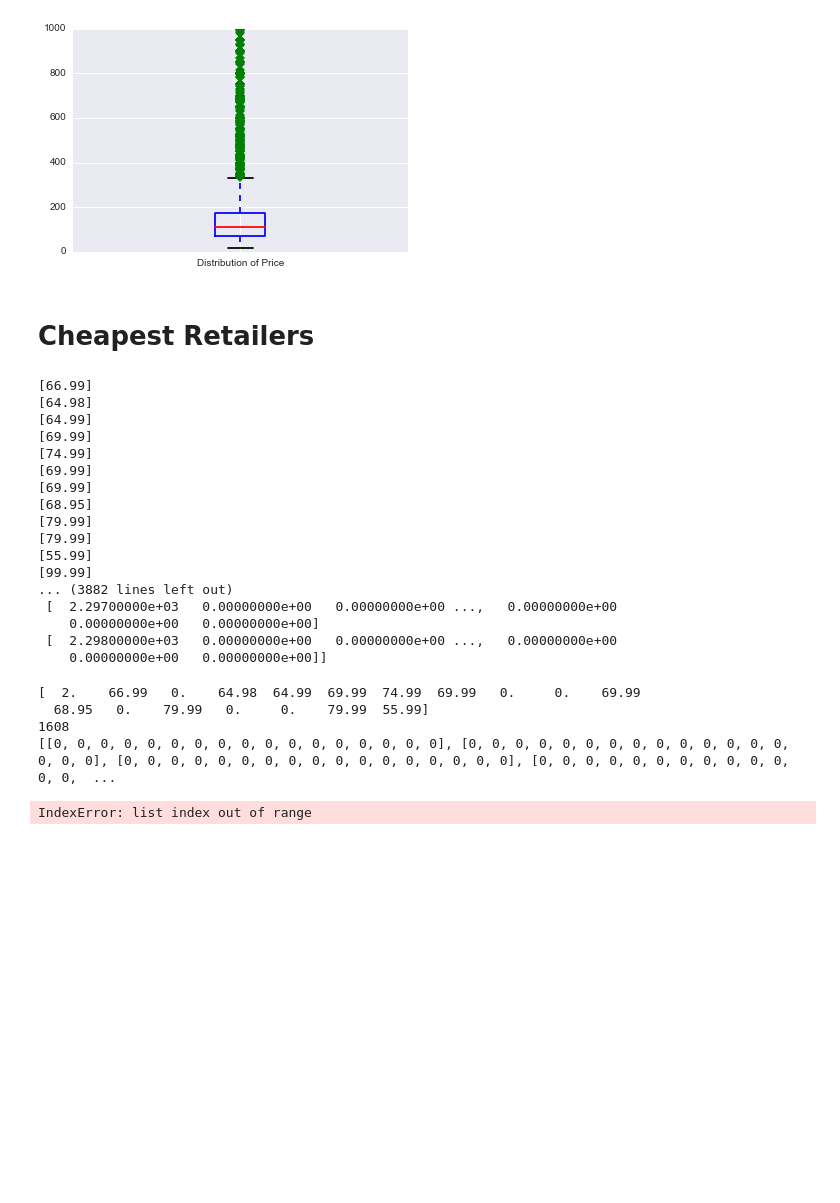
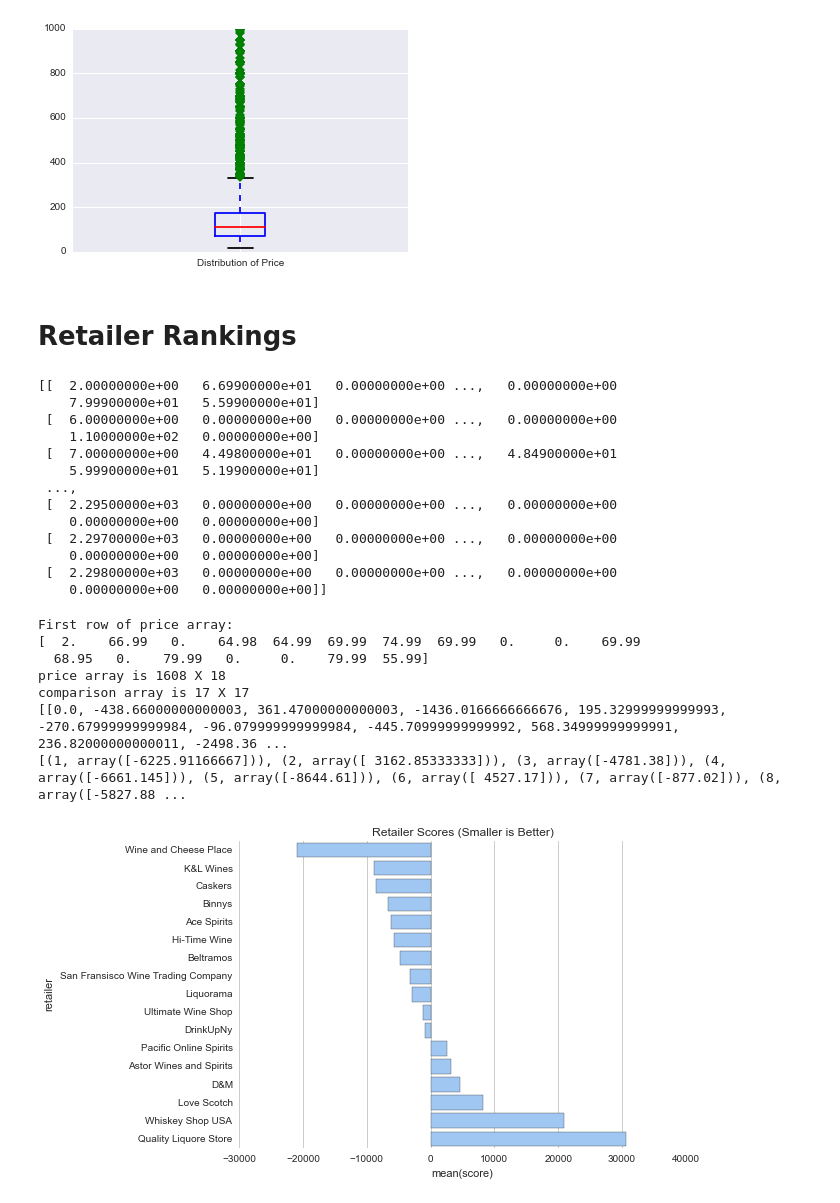
Before and after one commit to bdetweiler/math-8756-final-project, a Jupyter notebook: src/Analyze Scotch.ipynb, the cells around one changed output. Saved outputs shown, nothing was run; the diff lists cells and outputs as text; code cells hidden in the pictures; blank space fills up the shorter version.

```diff
--- a/src/Analyze Scotch.ipynb
+++ b/src/Analyze Scotch.ipynb
@@ -949,8 +951,8 @@ scotch_store.close()
 # %% [output]
 [figure]
 [figure]
-# %% [markdown]
-# Cheapest Retailers
+# %% [markdown]
+# Retailer Rankings
 # %%
 MATH_8756_HOME = os.environ.get('MATH_8756_HOME')
 DB_DIR = MATH_8756_HOME + '/' + 'db'
@@ -959,14 +961,18 @@ DB = DB_DIR + '/scotch_prices.db'
 scotch_db = create_database('sqlite:' + DB)
 scotch_store = Store(scotch_db)
 
+# Get all scotches
 scotch_rs = scotch_store.find(Scotch).order_by(Scotch.SCOTCH_ID)
 scotch_arr = [scotch.SCOTCH_ID for scotch in scotch_rs]
 
+# Get all retailers
 retailer_rs = scotch_store.find(Retailer).order_by(Retailer.RETAILER_ID)
 retailer_arr = [retailer.RETAILER_ID for retailer in retailer_rs]
 
+# Early quit - use for testing
 q = 0
 scotch_price_2d_arr = []
+price = 0
 for scotch in scotch_arr:
     q += 1
 
@@ -990,14 +996,16 @@ for scotch in scotch_arr:
 
         # If no hits, append 0
         if (scotch_retailer_rs.count() == 0):
-            row_arr.append(0)
+            price = 0
 
         # If we got a match, append the price
+        # Note: Due to some bad data, we may have multiple prices for a scotch/retailer combo.
+        #       As a half-assed solution, we'll take the average.
         else:
             price_tmp = [price.PRICE for scotch_tmp, price, producer, distillery, retailer in scotch_retailer_rs]
-            print price_tmp
-            row_arr.append(price_tmp[0])
+            price = np.array(price_tmp).mean()
 
+        row_arr.append(price)
 
 
     scotch_price_2d_arr.append(row_arr)
@@ -1010,19 +1018,15 @@ scotch_store.flush()
 scotch_store.commit()
 scotch_store.close()
 # %% [output]
-[66.99]
-[64.98]
-[64.99]
-[69.99]
-[74.99]
-[69.99]
-[69.99]
-[68.95]
-[79.99]
-[79.99]
-[55.99]
-[99.99]
-... (3882 lines left out)
+[[  2.00000000e+00   6.69900000e+01   0.00000000e+00 ...,   0.00000000e+00
+    7.99900000e+01   5.59900000e+01]
+ [  6.00000000e+00   0.00000000e+00   0.00000000e+00 ...,   0.00000000e+00
+    1.10000000e+02   0.00000000e+00]
+ [  7.00000000e+00   4.49800000e+01   0.00000000e+00 ...,   4.84900000e+01
+    5.99900000e+01   5.19900000e+01]
+ ...,
+ [  2.29500000e+03   0.00000000e+00   0.00000000e+00 ...,   0.00000000e+00
+    0.00000000e+00   0.00000000e+00]
  [  2.29700000e+03   0.00000000e+00   0.00000000e+00 ...,   0.00000000e+00
     0.00000000e+00   0.00000000e+00]
  [  2.29800000e+03   0.00000000e+00   0.00000000e+00 ...,   0.00000000e+00
@@ -1043,31 +1047,35 @@ retailer_arr = [retailer.RETAILER_ID for retailer in retailer_rs]
 
 
 scotch_price_arr = scotch_price_matr.getA()
+
+print "First row of price array: "
 print scotch_price_arr[0]
-# Loop over each retailer
-#for i in range(0, len(retailer_arr)):
-#scotch_price_matr
+print "price array is " + str(len(scotch_price_arr)) + " X " + str(len(scotch_price_arr[0]))
 
 # init
-print len(scotch_price_arr)
 compare_2d_arr = []
 for i in range(0, len(retailer_arr)):
     compare_2d_arr.append([])
     for j in range(0, len(retailer_arr)):
         compare_2d_arr[i].append(0)
 
-print compare_2d_arr
-# The comparison matrix as a 2D array
+print "comparison array is " + str(len(compare_2d_arr)) + " X " + str(len(compare_2d_arr[0]))
 
-for j in range(1, len(scotch_price_arr)):
+# Iterate over columns
+# Start at the 1st column, because the 0th columnn is the Scotch ID
+for j in range(1, len(scotch_price_arr[0])):
     row_arr = []
+    # Iterate from the jth column forward
     for k in range(j, len(scotch_price_arr[0])):
-        for i in range(0, len(scotch_price_arr[0])):
+        # Iterate over rows
+        for i in range(0, len(scotch_price_arr)):
             if (scotch_price_arr[i][j] > 0 and scotch_price_arr[i][k] > 0):
                 price_diff = scotch_price_arr[i][j] - scotch_price_arr[i][k]
-                compare_2d_arr[j][k] += price_diff
+                compare_2d_arr[j - 1][k - 1] += price_diff
+                compare_2d_arr[k - 1][j - 1] += -price_diff
             else:
-                compare_2d_arr[j][k] += 0 # ;;; do nothing
+                compare_2d_arr[j - 1][k - 1] += 0 # ;;; do nothing
+                compare_2d_arr[k - 1][j - 1] += 0 # ;;; do nothing
             # row - column
             #row_arr.append(totals_arr[i] - totals_arr[j])
     #compare_2d_arr.append(row_arr)
@@ -1077,12 +1085,10 @@ print compare_2d_arr
 # Make a matrix out of the comparisons
 compare_matr = np.matrix(compare_2d_arr)
 
-print compare_matr
+# print compare_matr
 
 # Sum the rows of the comparison matrix, giving us a score for each retailer
 score_arr = np.sum(compare_matr, axis=1).A
-
-
 
 # Make an array of tuples with the retailer ID and SCORE
 retailer_score = []
@@ -1107,33 +1113,36 @@ retailers_series = pd.Series([retailer for retailer, score in final_retailer_sco
 scores_series = pd.Series([score for retailer, score in final_retailer_scores], index=idx_arr)
 
 d = {'retailer' : retailers_series,
      'score' : scores_series}
 
 scores_df = pd.DataFrame(d)
 #print scores_df
 
 sns.set(style="whitegrid")
 
 # Initialize the matplotlib figure
 #f, ax = plt.subplots(figsize=(6, 15))
 
 # Plot the total crashes
 sns.set_color_codes("pastel")
 ax = sns.barplot(x='score', y='retailer', data=scores_df, label="Total", color="b")
 ax.set_title("Retailer Scores (Smaller is Better)")
 # Add a legend and informative axis label
 #ax.set(xlim=(0, 24), ylabel="",
 #       xlabel="Automobile collisions per billion miles")
 sns.despine(left=True, bottom=True)
 
 
 
 scotch_store.flush()
 scotch_store.commit()
 scotch_store.close()
 # %% [output]
+First row of price array:
 [  2.    66.99   0.    64.98  64.99  69.99  74.99  69.99   0.     0.    69.99
   68.95   0.    79.99   0.     0.    79.99  55.99]
-1608
-[[0, 0, 0, 0, 0, 0, 0, 0, 0, 0, 0, 0, 0, 0, 0, 0, 0], [0, 0, 0, 0, 0, 0, 0, 0, 0, 0, 0, 0, 0, 0, 0, 0, 0], [0, 0, 0, 0, 0, 0, 0, 0, 0, 0, 0, 0, 0, 0, 0, 0, 0], [0, 0, 0, 0, 0, 0, 0, 0, 0, 0, 0, 0, 0,  ...
+price array is 1608 X 18
+comparison array is 17 X 17
+[[0.0, -438.66000000000003, 361.47000000000003, -1436.0166666666676, 195.32999999999993, -270.67999999999984, -96.079999999999984, -445.70999999999992, 568.34999999999991, 236.82000000000011, -2498.36 ...
+[(1, array([-6225.91166667])), (2, array([ 3162.85333333])), (3, array([-4781.38])), (4, array([-6661.145])), (5, array([-8644.61])), (6, array([ 4527.17])), (7, array([-877.02])), (8, array([-5827.88 ...
-IndexError: list index out of range
+[figure, added]
```
Also changed, not shown: parts of 6 cells of this notebook, 4 other files.
